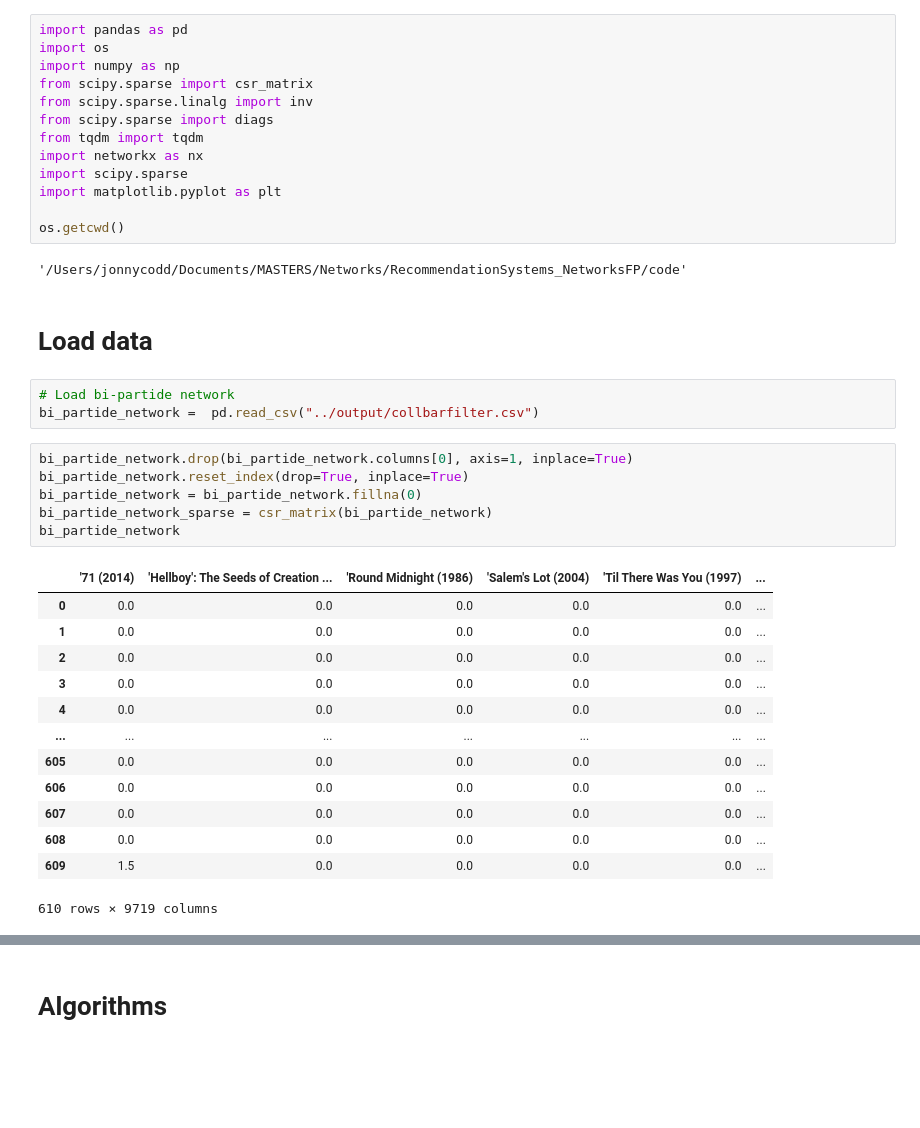
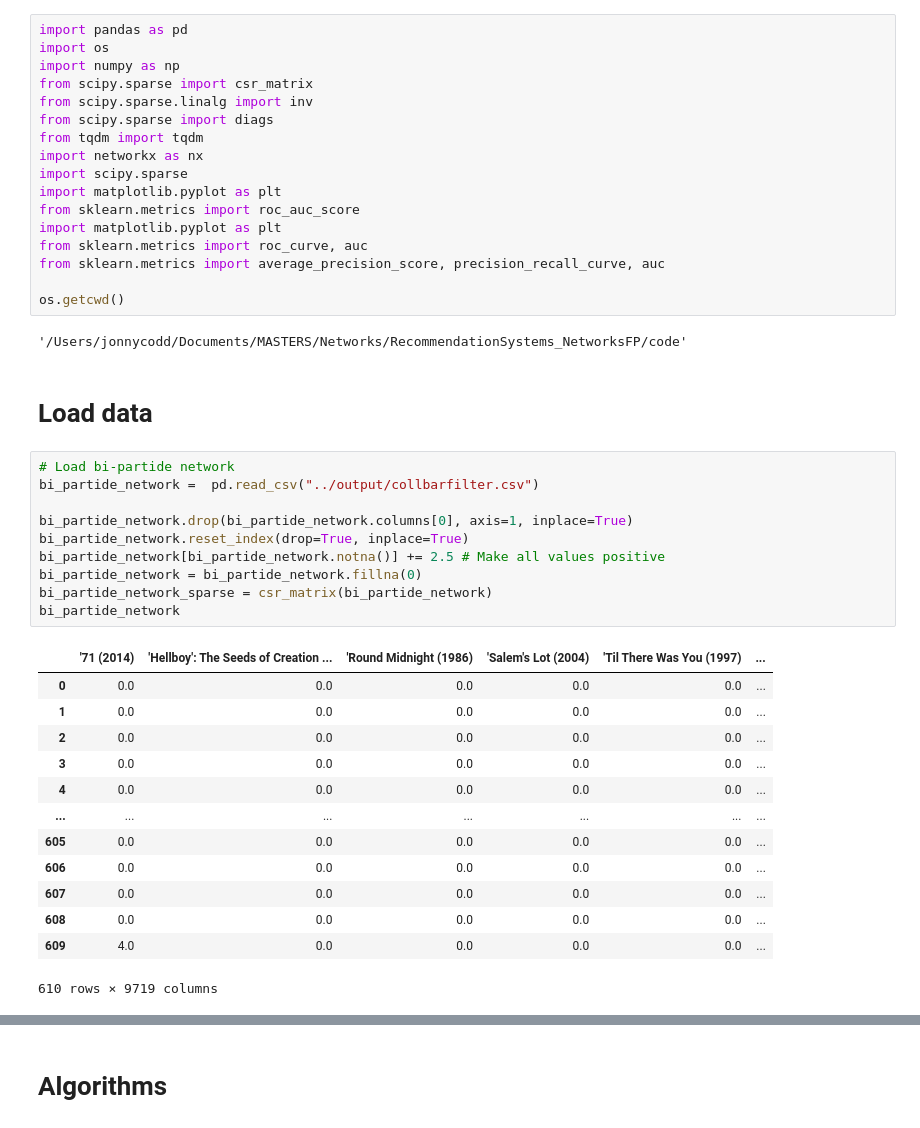
Before and after one commit to chenjoshua7/RecommendationSystems_NetworksFP, a Jupyter notebook: code/Prob_S.ipynb, the cells around one changed output, grey strips where cells are left out. Saved outputs shown, nothing was run; the diff lists cells and outputs as text; blank space fills up the shorter version.

```diff
--- a/code/Prob_S.ipynb
+++ b/code/Prob_S.ipynb
@@ -9,34 +9,39 @@ from tqdm import tqdm
 import networkx as nx
 import scipy.sparse
 import matplotlib.pyplot as plt
+from sklearn.metrics import roc_auc_score
+import matplotlib.pyplot as plt
+from sklearn.metrics import roc_curve, auc
+from sklearn.metrics import average_precision_score, precision_recall_curve, auc
 
 os.getcwd()
 # %% [output]
 '/Users/jonnycodd/Documents/MASTERS/Networks/RecommendationSystems_NetworksFP/code'
 # %% [markdown]
 # Load data
-# %%
-# Load bi-partide network
-bi_partide_network =  pd.read_csv("../output/collbarfilter.csv")
 # %%
+# Load bi-partide network
+bi_partide_network =  pd.read_csv("../output/collbarfilter.csv")
+
 bi_partide_network.drop(bi_partide_network.columns[0], axis=1, inplace=True)
 bi_partide_network.reset_index(drop=True, inplace=True)
+bi_partide_network[bi_partide_network.notna()] += 2.5 # Make all values positive
 bi_partide_network = bi_partide_network.fillna(0)
 bi_partide_network_sparse = csr_matrix(bi_partide_network)
 bi_partide_network
 # %% [output]
 |  | '71 (2014) | 'Hellboy': The Seeds of Creation ... | 'Round Midnight (1986) | 'Salem's Lot (2004) | 'Til There Was You (1997) | ... |
 | 0 | 0.0 | 0.0 | 0.0 | 0.0 | 0.0 | ... |
 | 1 | 0.0 | 0.0 | 0.0 | 0.0 | 0.0 | ... |
 | 2 | 0.0 | 0.0 | 0.0 | 0.0 | 0.0 | ... |
 | 3 | 0.0 | 0.0 | 0.0 | 0.0 | 0.0 | ... |
 | 4 | 0.0 | 0.0 | 0.0 | 0.0 | 0.0 | ... |
 | ... | ... | ... | ... | ... | ... | ... |
 | 605 | 0.0 | 0.0 | 0.0 | 0.0 | 0.0 | ... |
 | 606 | 0.0 | 0.0 | 0.0 | 0.0 | 0.0 | ... |
 | 607 | 0.0 | 0.0 | 0.0 | 0.0 | 0.0 | ... |
 | 608 | 0.0 | 0.0 | 0.0 | 0.0 | 0.0 | ... |
-| 609 | 1.5 | 0.0 | 0.0 | 0.0 | 0.0 | ... |
+| 609 | 4.0 | 0.0 | 0.0 | 0.0 | 0.0 | ... |
 610 rows × 9719 columns
 # %%
 # Create binary matrix
```
Also changed, not shown: parts of 40 cells of this notebook, 9 other files.
